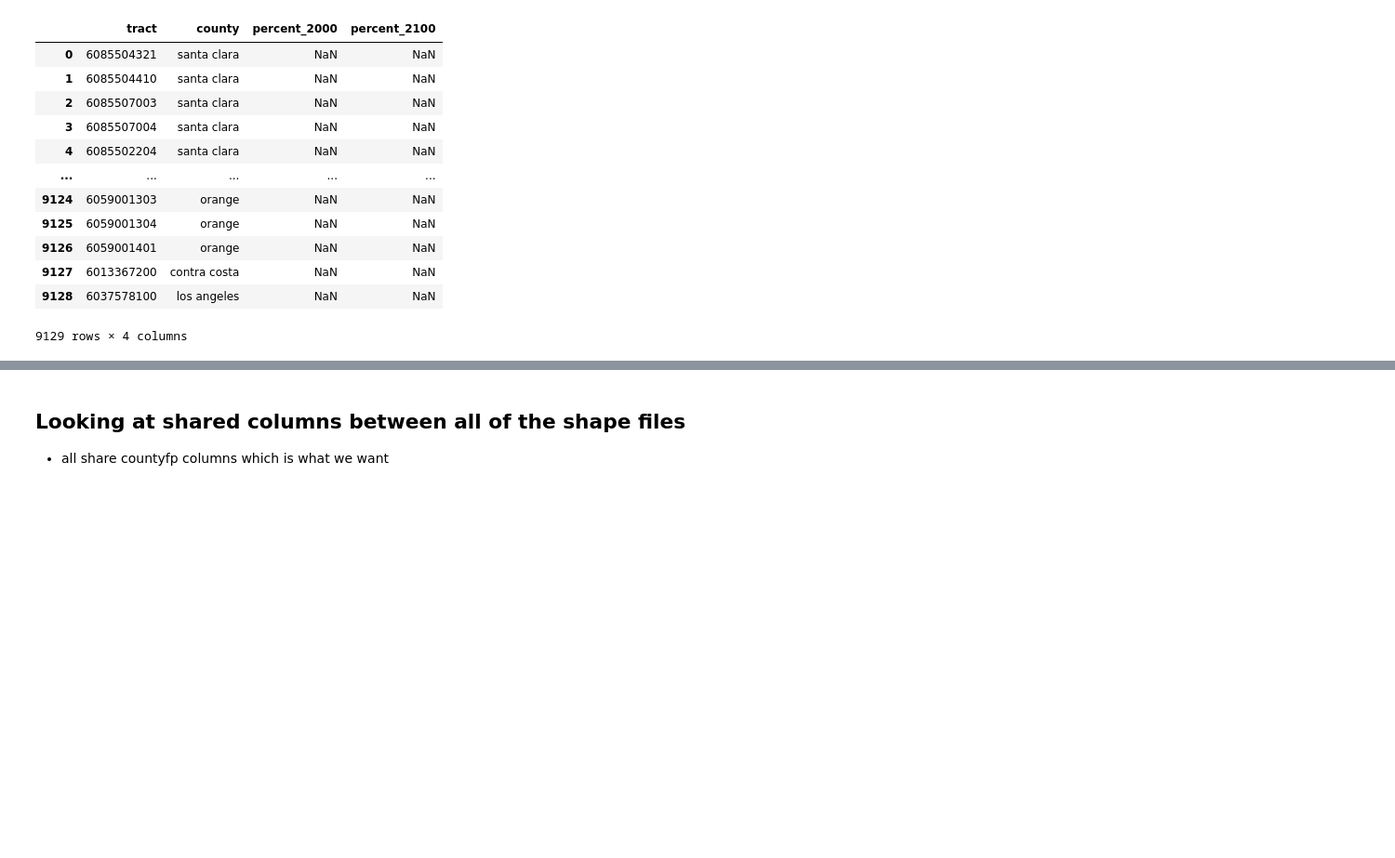
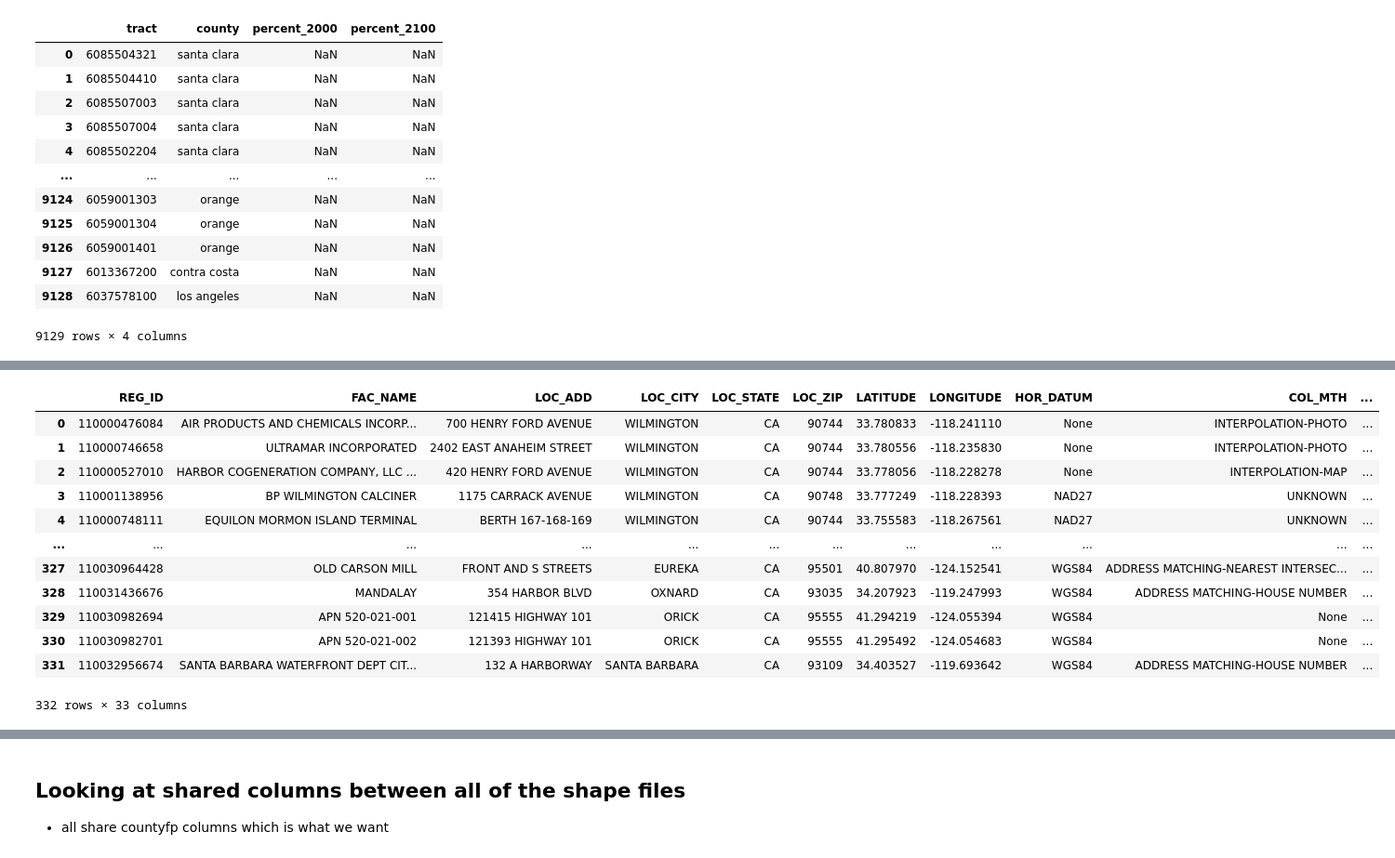
Before and after one commit to Eagle-Rock-Analytics/carb-climate-index, a Jupyter notebook: scripts/data_metric_calc/climate_slr_pacific.ipynb, the cells around one changed output, grey strips where cells are left out. Shown at 93% size. Saved outputs shown, nothing was run; the diff lists cells and outputs as text; code cells hidden in the pictures; blank space fills up the shorter version.

```diff
--- a/scripts/data_metric_calc/climate_slr_pacific.ipynb
+++ b/scripts/data_metric_calc/climate_slr_pacific.ipynb
@@ -218,0 +397,16 @@ slr_wastewater_2000 = gpd.read_file('climate_pacific_institute_slr_exposure_wast
+# %%
+slr_superfund_2100
+# %% [output]
+|  | REG_ID | FAC_NAME | LOC_ADD | LOC_CITY | LOC_STATE | LOC_ZIP | LATITUDE | LONGITUDE | HOR_DATUM | COL_MTH | ... |
+| 0 | 110000476084 | AIR PRODUCTS AND CHEMICALS INCORP... | 700 HENRY FORD AVENUE | WILMINGTON | CA | 90744 | 33.780833 | -118.241110 | None | INTERPOLATION-PHOTO | ... |
+| 1 | 110000746658 | ULTRAMAR INCORPORATED | 2402 EAST ANAHEIM STREET | WILMINGTON | CA | 90744 | 33.780556 | -118.235830 | None | INTERPOLATION-PHOTO | ... |
+| 2 | 110000527010 | HARBOR COGENERATION COMPANY, LLC ... | 420 HENRY FORD AVENUE | WILMINGTON | CA | 90744 | 33.778056 | -118.228278 | None | INTERPOLATION-MAP | ... |
+| 3 | 110001138956 | BP WILMINGTON CALCINER | 1175 CARRACK AVENUE | WILMINGTON | CA | 90748 | 33.777249 | -118.228393 | NAD27 | UNKNOWN | ... |
+| 4 | 110000748111 | EQUILON MORMON ISLAND TERMINAL | BERTH 167-168-169 | WILMINGTON | CA | 90744 | 33.755583 | -118.267561 | NAD27 | UNKNOWN | ... |
+| ... | ... | ... | ... | ... | ... | ... | ... | ... | ... | ... | ... |
+| 327 | 110030964428 | OLD CARSON MILL | FRONT AND S STREETS | EUREKA | CA | 95501 | 40.807970 | -124.152541 | WGS84 | ADDRESS MATCHING-NEAREST INTERSEC... | ... |
+| 328 | 110031436676 | MANDALAY | 354 HARBOR BLVD | OXNARD | CA | 93035 | 34.207923 | -119.247993 | WGS84 | ADDRESS MATCHING-HOUSE NUMBER | ... |
+| 329 | 110030982694 | APN 520-021-001 | 121415 HIGHWAY 101 | ORICK | CA | 95555 | 41.294219 | -124.055394 | WGS84 | None | ... |
+| 330 | 110030982701 | APN 520-021-002 | 121393 HIGHWAY 101 | ORICK | CA | 95555 | 41.295492 | -124.054683 | WGS84 | None | ... |
+| 331 | 110032956674 | SANTA BARBARA WATERFRONT DEPT CIT... | 132 A HARBORWAY | SANTA BARBARA | CA | 93109 | 34.403527 | -119.693642 | WGS84 | ADDRESS MATCHING-HOUSE NUMBER | ... |
+332 rows × 33 columns
```
Also changed, not shown: parts of 46 cells of this notebook.
